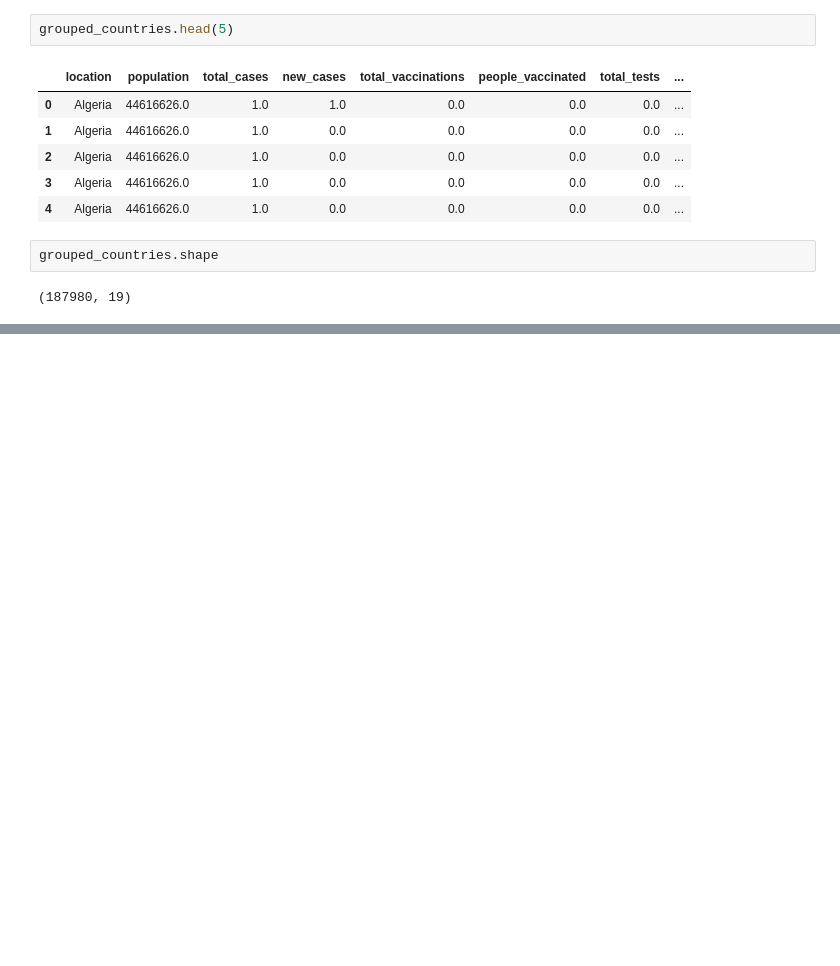
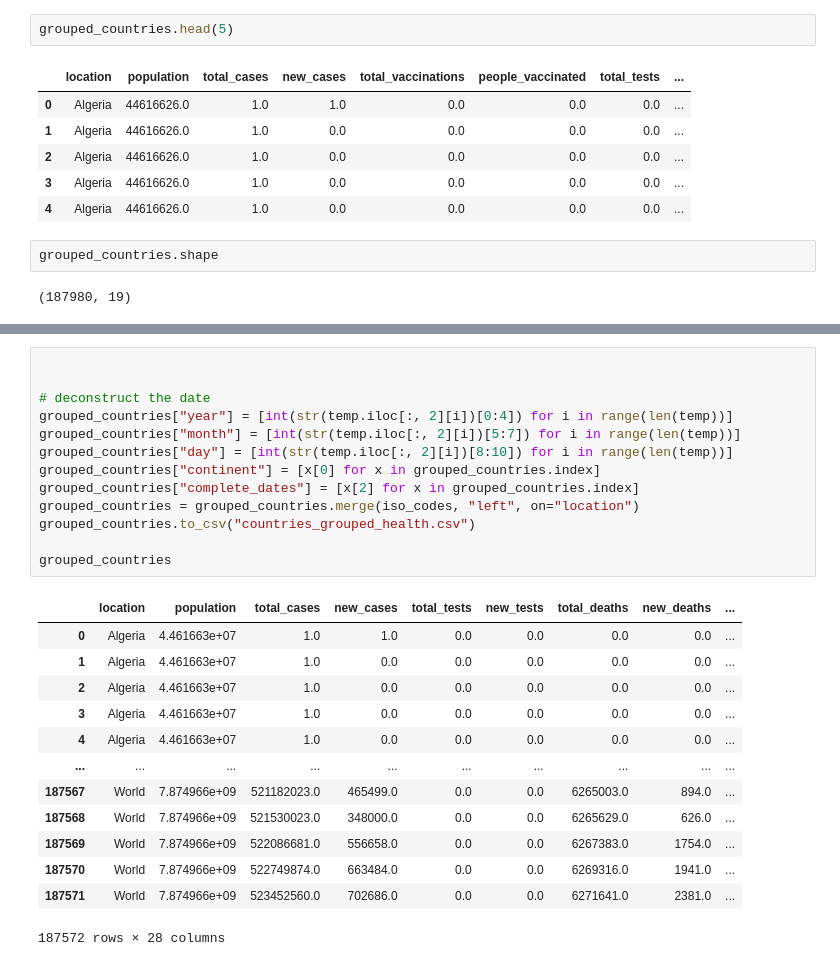
Before and after one commit to IZerab/VIS, a Jupyter notebook: visual.ipynb, the cells around one changed output, grey strips where cells are left out. Drawn from its saved outputs; the diff is of its cells as text; blank space fills up the shorter version.

```diff
--- a/visual.ipynb
+++ b/visual.ipynb
@@ -301,0 +341,27 @@ grouped_countries.shape
+# %%
+
+
+# deconstruct the date
+grouped_countries["year"] = [int(str(temp.iloc[:, 2][i])[0:4]) for i in range(len(temp))]
+grouped_countries["month"] = [int(str(temp.iloc[:, 2][i])[5:7]) for i in range(len(temp))]
+grouped_countries["day"] = [int(str(temp.iloc[:, 2][i])[8:10]) for i in range(len(temp))]
+grouped_countries["continent"] = [x[0] for x in grouped_countries.index]
+grouped_countries["complete_dates"] = [x[2] for x in grouped_countries.index]
+grouped_countries = grouped_countries.merge(iso_codes, "left", on="location")
+grouped_countries.to_csv("countries_grouped_health.csv")
+
+grouped_countries
+# %% [output]
+|  | location | population | total_cases | new_cases | total_tests | new_tests | total_deaths | new_deaths | ... |
+| 0 | Algeria | 4.461663e+07 | 1.0 | 1.0 | 0.0 | 0.0 | 0.0 | 0.0 | ... |
+| 1 | Algeria | 4.461663e+07 | 1.0 | 0.0 | 0.0 | 0.0 | 0.0 | 0.0 | ... |
+| 2 | Algeria | 4.461663e+07 | 1.0 | 0.0 | 0.0 | 0.0 | 0.0 | 0.0 | ... |
+| 3 | Algeria | 4.461663e+07 | 1.0 | 0.0 | 0.0 | 0.0 | 0.0 | 0.0 | ... |
+| 4 | Algeria | 4.461663e+07 | 1.0 | 0.0 | 0.0 | 0.0 | 0.0 | 0.0 | ... |
+| ... | ... | ... | ... | ... | ... | ... | ... | ... | ... |
+| 187567 | World | 7.874966e+09 | 521182023.0 | 465499.0 | 0.0 | 0.0 | 6265003.0 | 894.0 | ... |
+| 187568 | World | 7.874966e+09 | 521530023.0 | 348000.0 | 0.0 | 0.0 | 6265629.0 | 626.0 | ... |
+| 187569 | World | 7.874966e+09 | 522086681.0 | 556658.0 | 0.0 | 0.0 | 6267383.0 | 1754.0 | ... |
+| 187570 | World | 7.874966e+09 | 522749874.0 | 663484.0 | 0.0 | 0.0 | 6269316.0 | 1941.0 | ... |
+| 187571 | World | 7.874966e+09 | 523452560.0 | 702686.0 | 0.0 | 0.0 | 6271641.0 | 2381.0 | ... |
+187572 rows × 28 columns
```
Also changed, not shown: parts of 5 cells of this notebook, 5 other files.
